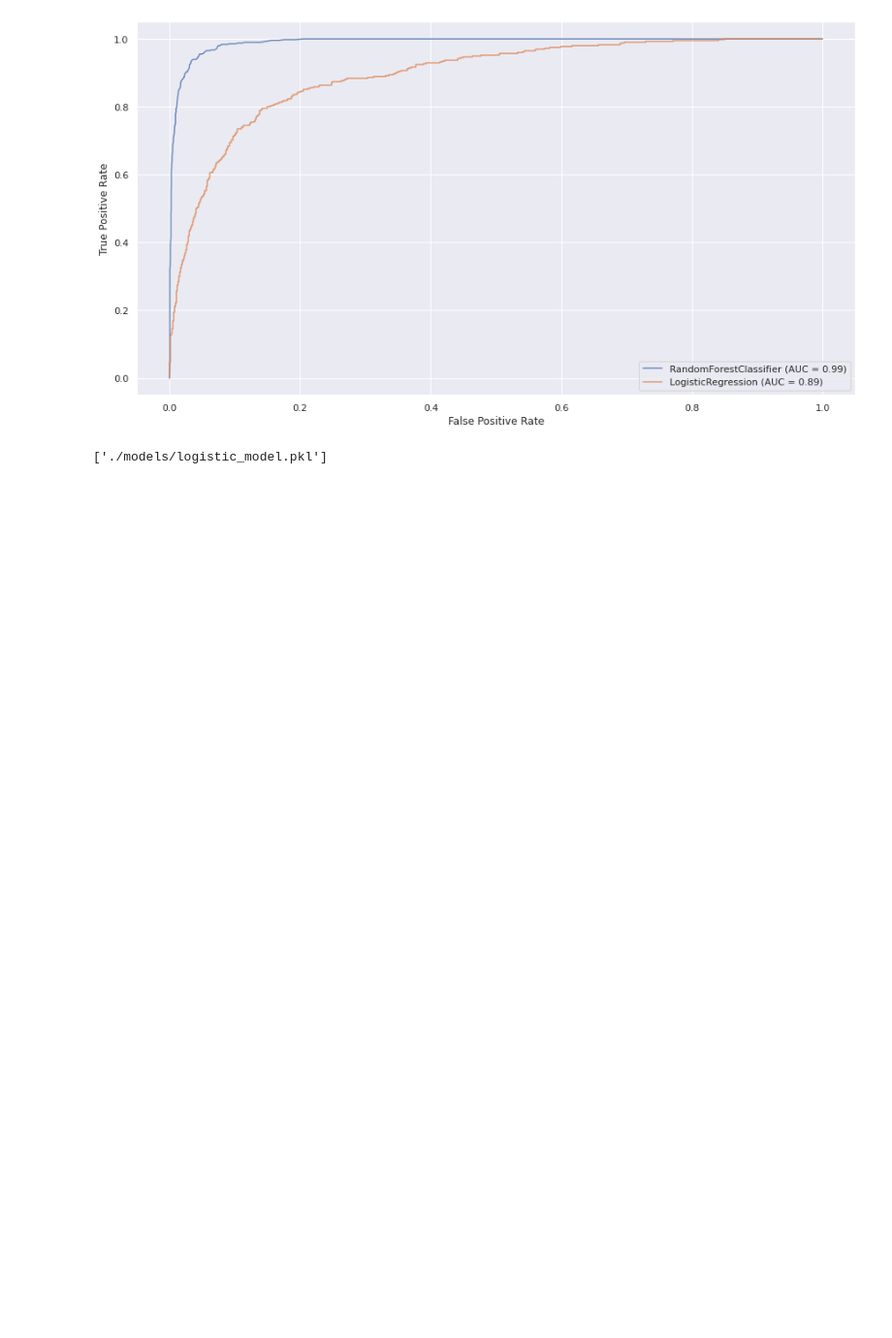
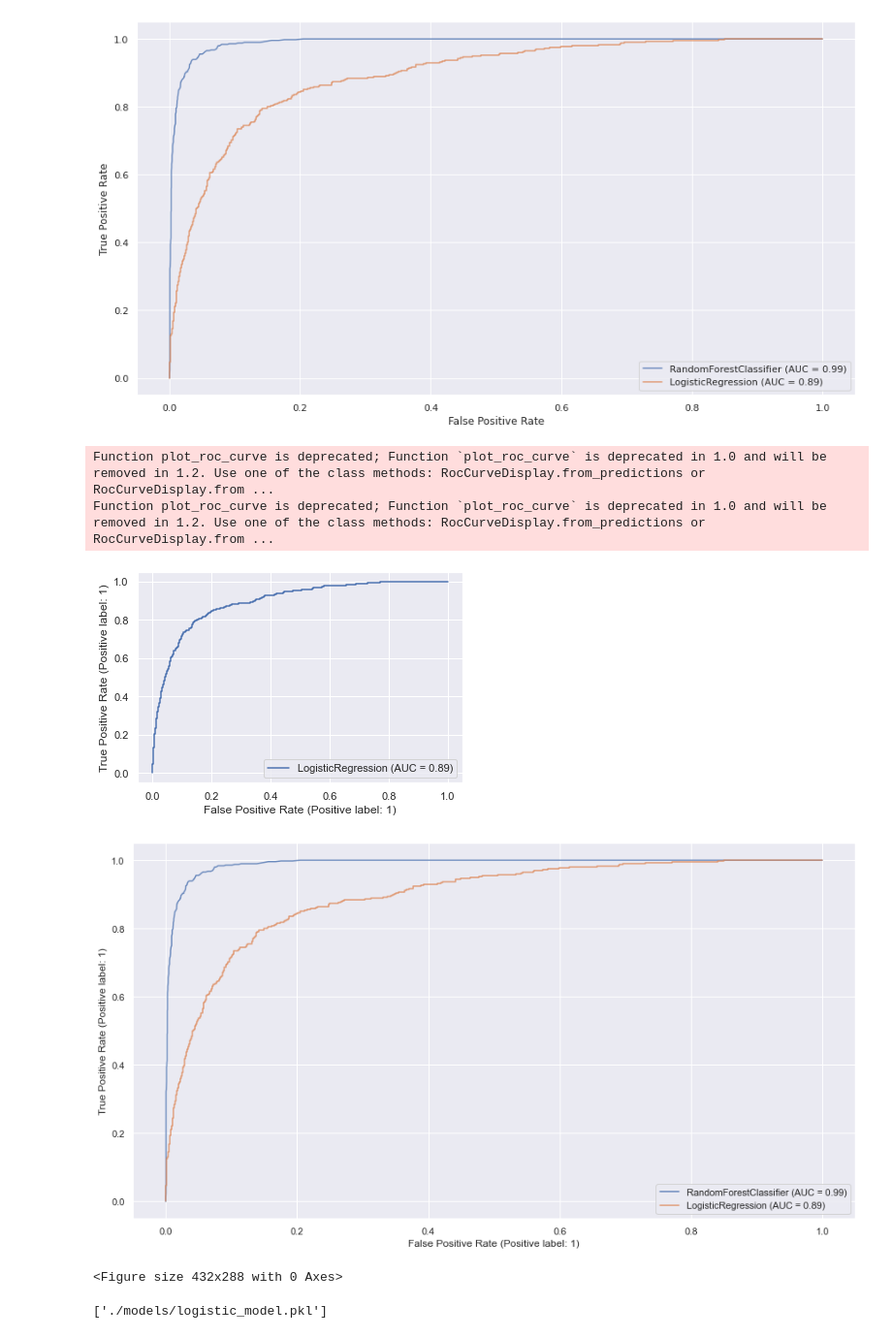
Before and after one commit to EvidenceN/clean_code_principles, a Jupyter notebook: churn_notebook.ipynb, the cells around one changed output. Shown at 97% size. Cells and saved outputs as stored; diff of their text form; code cells hidden in the pictures; blank space fills up the shorter version.

```diff
--- a/churn_notebook.ipynb
+++ b/churn_notebook.ipynb
@@ -282,6 +282,27 @@ lrc_plot.plot(ax=ax, alpha=0.8)
 plt.show()
 # %% [output]
 [figure]
+# %%
+# load random forest model.
+rfc_model = joblib.load('./models/rfc_model.pkl')
+# load logistic regression model.
+lr_model = joblib.load('./models/logistic_model.pkl')
+
+# logistic regression roc_curve
+lrc_plot = plot_roc_curve(lr_model, X_test, y_test)
+# random forest + logistic regression roc_curve
+plt.figure(figsize=(15, 8))
+ax = plt.gca()
+plot_roc_curve(rfc_model, X_test, y_test, ax=ax, alpha=0.8)
+lrc_plot.plot(ax=ax, alpha=0.8)
+plt.show()
+plt.savefig("images/results/rfc_lrc_roc_curve.png")
+# %% [output]
+Function plot_roc_curve is deprecated; Function `plot_roc_curve` is deprecated in 1.0 and will be removed in 1.2. Use one of the class methods: RocCurveDisplay.from_predictions or RocCurveDisplay.from ...
+Function plot_roc_curve is deprecated; Function `plot_roc_curve` is deprecated in 1.0 and will be removed in 1.2. Use one of the class methods: RocCurveDisplay.from_predictions or RocCurveDisplay.from ...
+[figure, added]
+[figure, added]
+<Figure size 432x288 with 0 Axes>
 # %%
 # save best model
 joblib.dump(cv_rfc.best_estimator_, './models/rfc_model.pkl')
```
Also changed, not shown: parts of 2 cells of this notebook, 3 other files.
